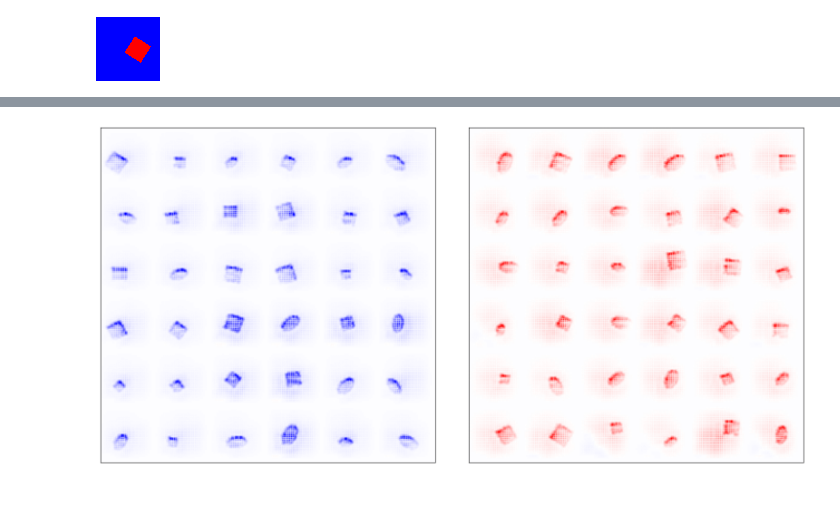
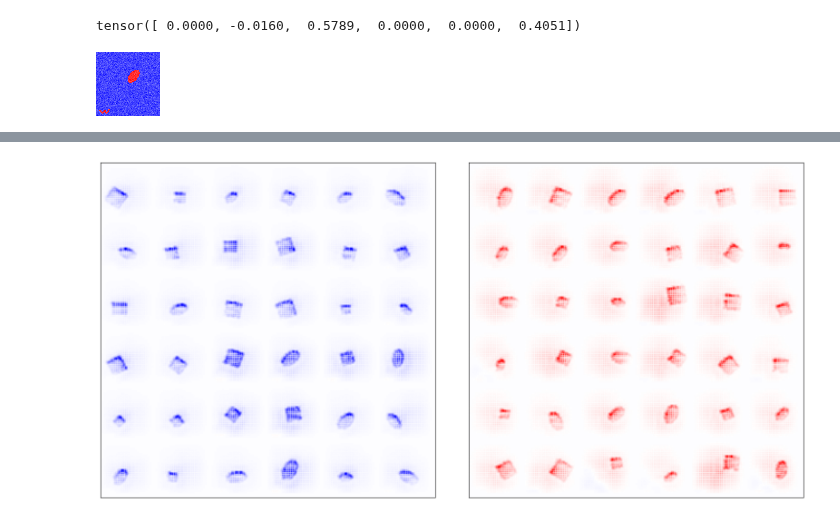
Before and after one commit to lillijo/xai-evaluation-master-thesis, a Jupyter notebook: experiments/new_noisy_dataset.ipynb, the cells around one changed output, grey strips where cells are left out. Cells and saved outputs as stored; diff of their text form; code cells hidden in the pictures.

Commit message:
pca experiments on noisy dataset

```diff
--- a/experiments/new_noisy_dataset.ipynb
+++ b/experiments/new_noisy_dataset.ipynb
@@ -85,3 +20,0 @@ array([0. , 0.1, 0.2, 0.3, 0.4, 0.5, 0.6, 0.7, 0.8, 0.9, 1. ])
-# %%
-res = accuracy_per_class(model, test_loader)
-res
@@ -93,0 +21,33 @@ imgify(crp_attribution.heatmap(421560))
+# %%
+BIAS = 0.9
+BATCH_SIZE = 128
+N_BASIS = 2
+BATCH_STEP_SIZE = 256
+NUM_NEIGHBORS = 36
+SPATIAL_STEPSIZE = 1
+
+STRENGTH = 0.5
+LR = 0.001
+
+LAYER_NAME = "linear_layers.0"
+
+model, gm, crp_attribution, unbiased_ds, test_loader = get_model_etc(BIAS)
+
+#dataset = BiasedNoisyDataset(BIAS, STRENGTH, True)
+#res = accuracy_per_class(model, test_loader)
+# %%
+ind = 412950
+img = torch.zeros(8, 64,64)
+preds = torch.zeros(4, dtype=torch.int8)
+img[0]= unbiased_ds[ind][0][0]
+img[1], preds[0] = crp_attribution.heatmap(ind)
+ind = 412951
+img[2] = unbiased_ds[ind][0][0]
+img[3], preds[1] = crp_attribution.heatmap(ind)
+ind = 122950
+img[6] = unbiased_ds[ind][0][0]
+img[7], preds[2] = crp_attribution.heatmap(ind)
+ind = 122955
+img[4] = unbiased_ds[ind][0][0]
+img[5], preds[3] = crp_attribution.heatmap(ind)
+imgify(img, grid=(4,2), symmetric=True)
@@ -96,7 +71,7 @@ model.eval()
 wrong = []
 wrong_idx = []
 MAX_INDEX = 491520
-STEP_SIZE = 100
+STEP_SIZE = 500
 idx = np.array(list(range(0, MAX_INDEX, STEP_SIZE)))
 with torch.no_grad():
     for count, index in enumerate(idx):
@@ -180,7 +120,10 @@ NameError: name 'model' is not defined
 # %%
-imgify(unbiased_ds[idx[np.random.randint(0, len(idx))]][0])
+randi = np.random.randint(0, len(idx))
+print(cavs[randi])
+imgify(unbiased_ds[idx[randi]][0])
 # %% [output]
+tensor([ 0.0000, -0.0160,  0.5789,  0.0000,  0.0000,  0.4051])
-[figure, old version]
+[figure, new version]
 # %%
 loss_fn = lambda x: disjoint_orthogonality_loss(
     x, normalize=True, disjoint=True, losstype="offdiagl2"
```
Also changed, not shown: parts of 17 cells of this notebook, 12 other files.
